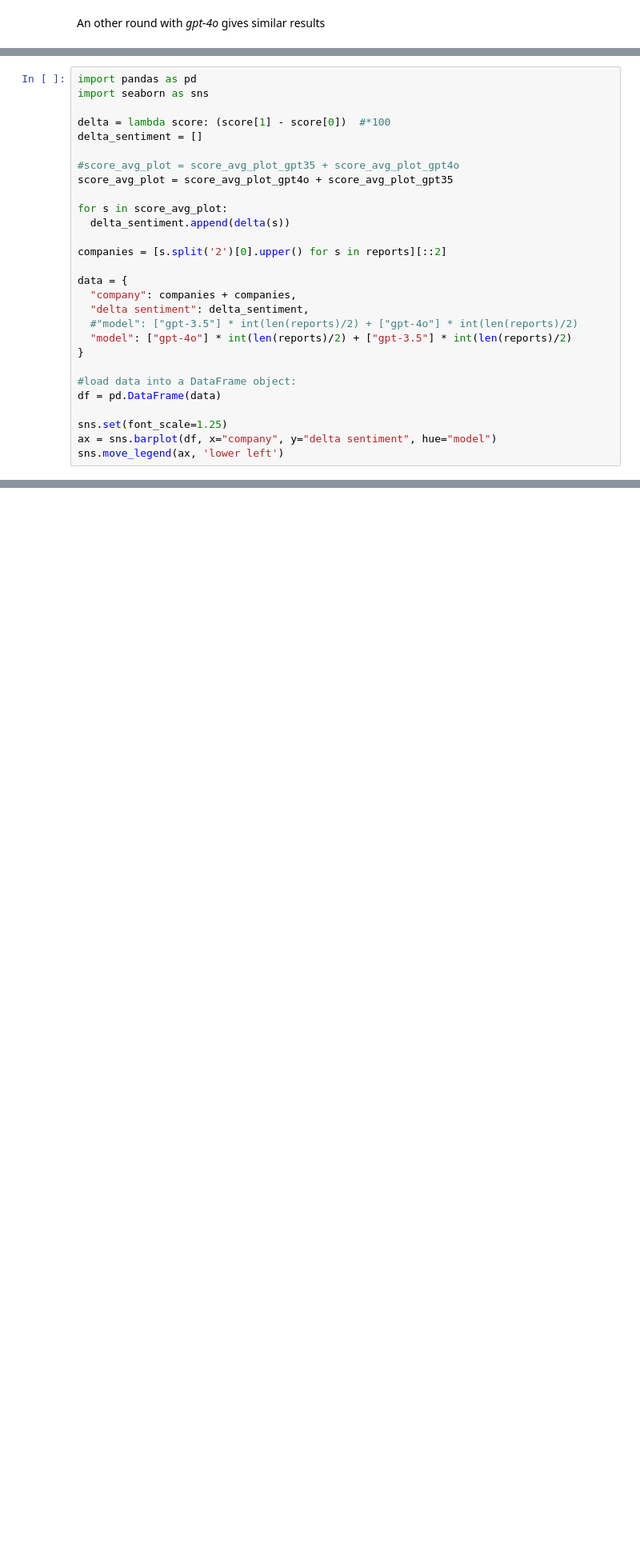
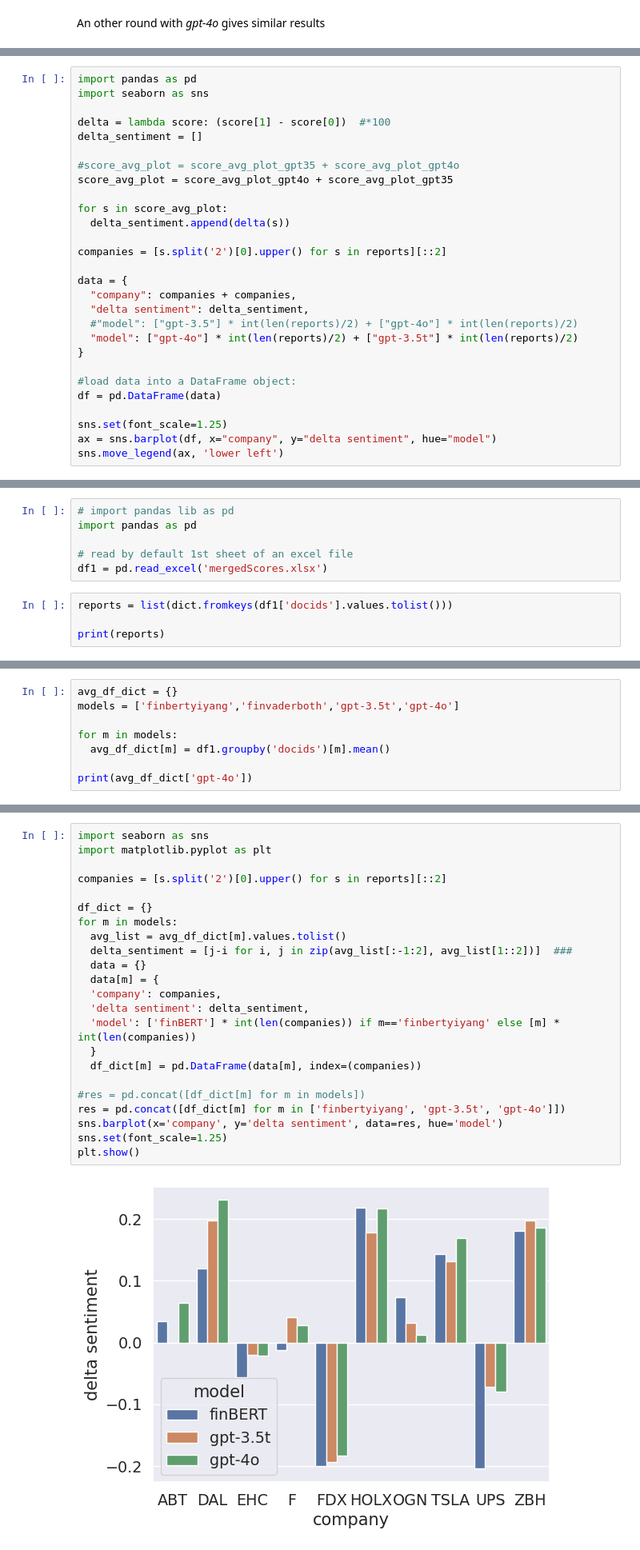
Before and after one commit to pinterj98/DeltaSentiment, a Jupyter notebook: Task1/gpt_sentiment_scores.ipynb, the cells around one changed output, grey strips where cells are left out. Shown at 80% size. Cells and saved outputs as stored; diff of their text form; blank space fills up the shorter version.

```diff
--- a/Task1/gpt_sentiment_scores.ipynb
+++ b/Task1/gpt_sentiment_scores.ipynb
@@ -452,7 +439,7 @@ data = {
   "company": companies + companies,
   "delta sentiment": delta_sentiment,
   #"model": ["gpt-3.5"] * int(len(reports)/2) + ["gpt-4o"] * int(len(reports)/2)
-  "model": ["gpt-4o"] * int(len(reports)/2) + ["gpt-3.5"] * int(len(reports)/2)
+  "model": ["gpt-4o"] * int(len(reports)/2) + ["gpt-3.5t"] * int(len(reports)/2)
 }
 
 #load data into a DataFrame object:
@@ -463,3 +450,13 @@ ax = sns.barplot(df, x="company", y="delta sentiment", hue="model")
 sns.move_legend(ax, 'lower left')
 # %% [output]
 [figure]
+# %%
+# import pandas lib as pd
+import pandas as pd
+
+# read by default 1st sheet of an excel file
+df1 = pd.read_excel('mergedScores.xlsx')
+# %%
+reports = list(dict.fromkeys(df1['docids'].values.tolist()))
+
+print(reports)
@@ -465,0 +465,8 @@ sns.move_legend(ax, 'lower left')
+# %%
+avg_df_dict = {}
+models = ['finbertyiyang','finvaderboth','gpt-3.5t','gpt-4o']
+
+for m in models:
+  avg_df_dict[m] = df1.groupby('docids')[m].mean()
+
+print(avg_df_dict['gpt-4o'])
@@ -465,0 +493,25 @@ sns.move_legend(ax, 'lower left')
+# %%
+import seaborn as sns
+import matplotlib.pyplot as plt
+
+companies = [s.split('2')[0].upper() for s in reports][::2]
+
+df_dict = {}
+for m in models:
+  avg_list = avg_df_dict[m].values.tolist()
+  delta_sentiment = [j-i for i, j in zip(avg_list[:-1:2], avg_list[1::2])]  ###
+  data = {}
+  data[m] = {
+  'company': companies,
+  'delta sentiment': delta_sentiment,
+  'model': ['finBERT'] * int(len(companies)) if m=='finbertyiyang' else [m] * int(len(companies))
+  }
+  df_dict[m] = pd.DataFrame(data[m], index=(companies))
+
+#res = pd.concat([df_dict[m] for m in models])
+res = pd.concat([df_dict[m] for m in ['finbertyiyang', 'gpt-3.5t', 'gpt-4o']])
+sns.barplot(x='company', y='delta sentiment', data=res, hue='model')
+sns.set(font_scale=1.25)
+plt.show()
+# %% [output]
+[figure, added]
```
Also changed, not shown: parts of 12 cells of this notebook.
